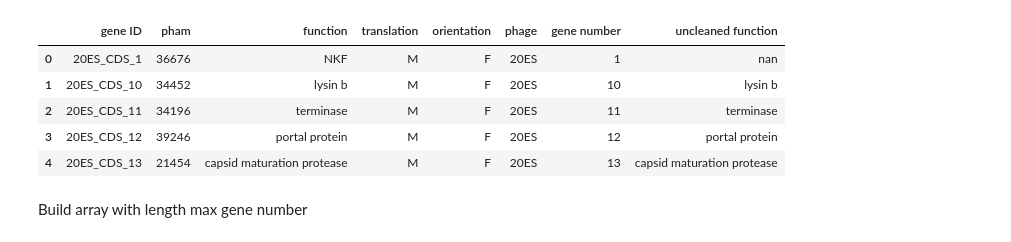
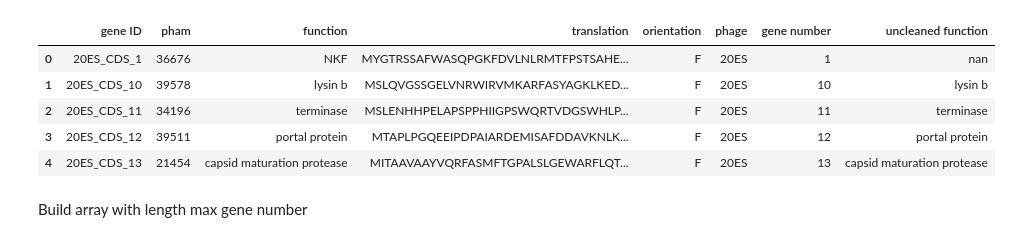
Before and after one commit to sky123martin/PhageOne, a Jupyter notebook: 10-05 NKF Genes.ipynb, the cells around one changed output. Cells and saved outputs as stored; diff of their text form; code cells hidden in the pictures.

Commit message:
new data

```diff
--- a/Distribution of NKF.ipynb
+++ b/10-05 NKF Genes.ipynb
@@ -13,17 +17,17 @@ import scipy
 import matplotlib as mpl
 import math
 # %%
-df_genes = pd.read_csv("cleaned_gene_list.csv")
+df_genes = pd.read_csv("data/cleaned_gene_list.csv")
 df_genes = df_genes.applymap(str)
 df_genes["gene number"] = df_genes["gene number"].apply(pd.to_numeric)
 df_genes.head()
 # %% [output]
 |  | gene ID | pham | function | translation | orientation | phage | gene number | uncleaned function |
-| 0 | 20ES_CDS_1 | 36676 | NKF | M | F | 20ES | 1 | nan |
-| 1 | 20ES_CDS_10 | 34452 | lysin b | M | F | 20ES | 10 | lysin b |
-| 2 | 20ES_CDS_11 | 34196 | terminase | M | F | 20ES | 11 | terminase |
-| 3 | 20ES_CDS_12 | 39246 | portal protein | M | F | 20ES | 12 | portal protein |
-| 4 | 20ES_CDS_13 | 21454 | capsid maturation protease | M | F | 20ES | 13 | capsid maturation protease |
+| 0 | 20ES_CDS_1 | 36676 | NKF | MYGTRSSAFWASQPGKFDVLNLRMTFPSTSAHE... | F | 20ES | 1 | nan |
+| 1 | 20ES_CDS_10 | 39578 | lysin b | MSLQVGSSGELVNRWIRVMKARFASYAGKLKED... | F | 20ES | 10 | lysin b |
+| 2 | 20ES_CDS_11 | 34196 | terminase | MSLENHHPELAPSPPHIIGPSWQRTVDGSWHLP... | F | 20ES | 11 | terminase |
+| 3 | 20ES_CDS_12 | 39511 | portal protein | MTAPLPGQEEIPDPAIARDEMISAFDDAVKNLK... | F | 20ES | 12 | portal protein |
+| 4 | 20ES_CDS_13 | 21454 | capsid maturation protease | MITAAVAAYVQRFASMFTGPALSLGEWARFLQT... | F | 20ES | 13 | capsid maturation protease |
 # %% [markdown]
 Build array with length max gene number
 # %%
```
Also changed, not shown: parts of 1 cell of this notebook, 10 other files.
